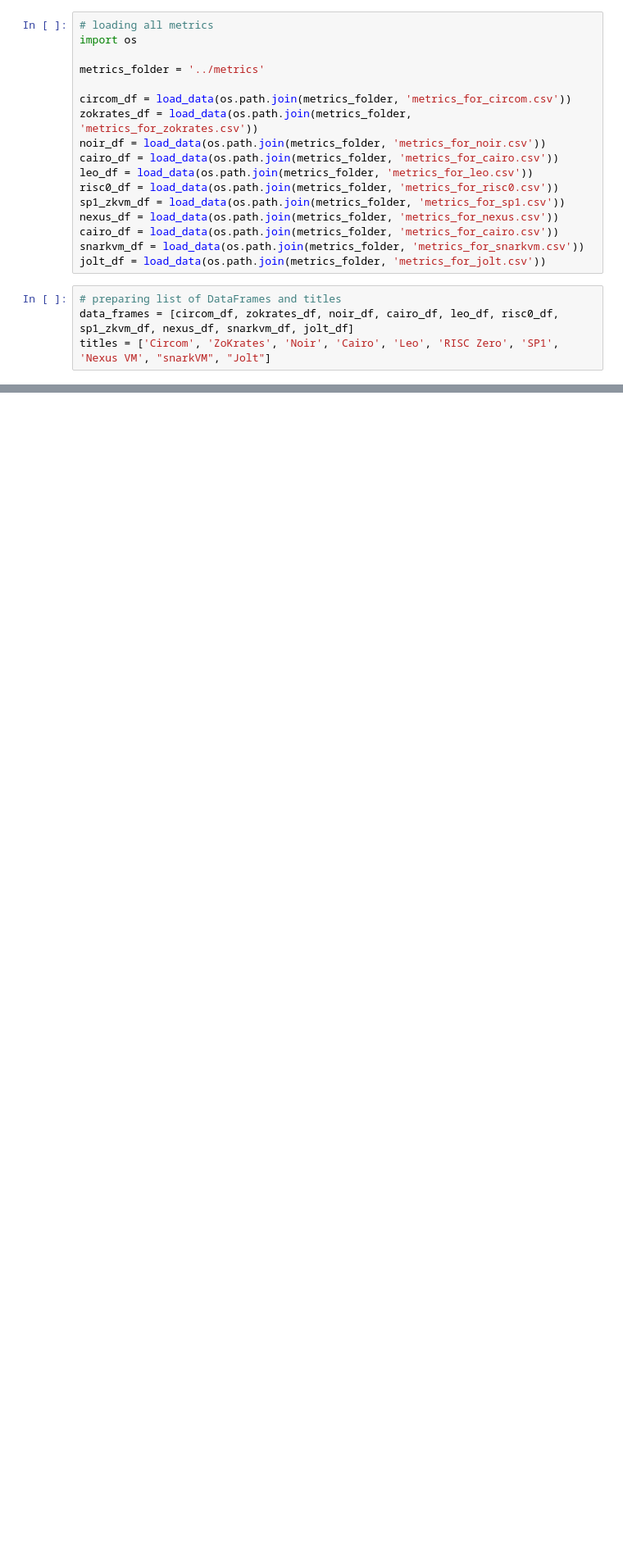
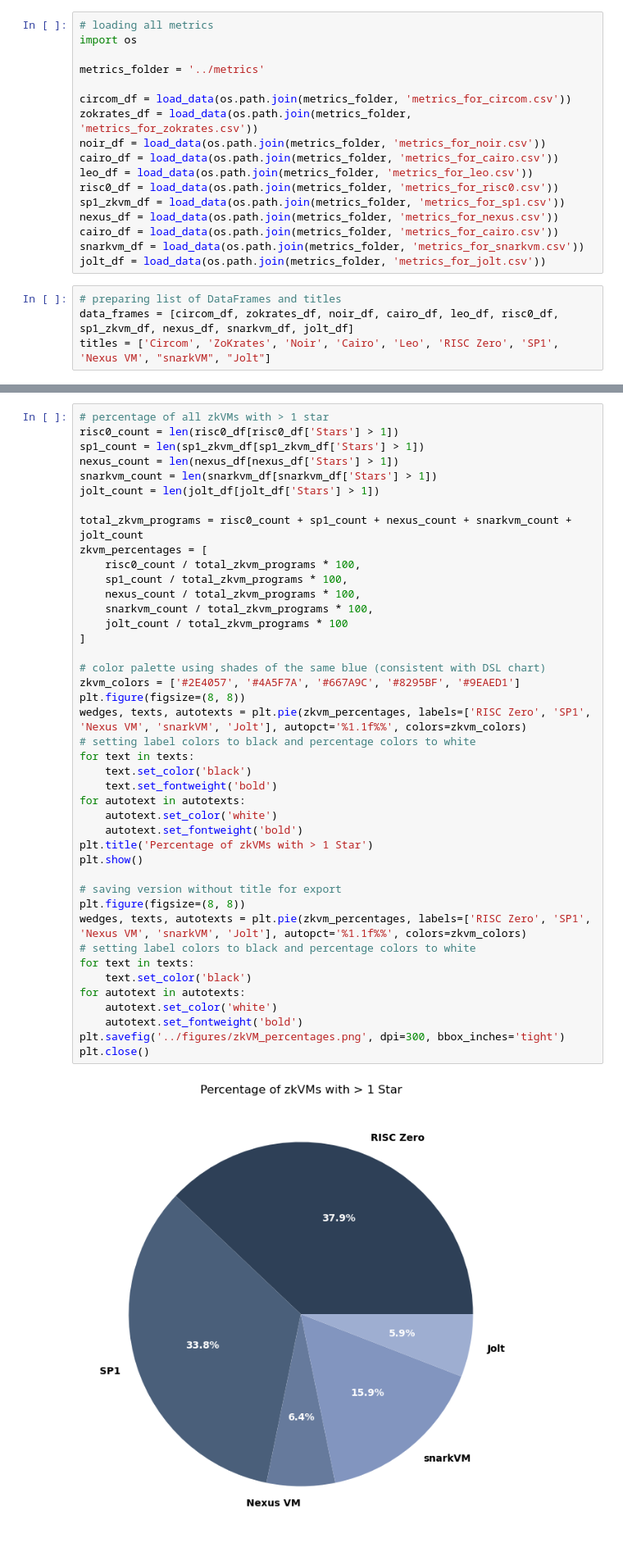
Before and after one commit to ArmanKolozyan/ZKP-Languages, a Jupyter notebook: src/data_analyzer.ipynb, the cells around one changed output, grey strips where cells are left out. Shown at 82% size. Drawn from its saved outputs; the diff is of its cells as text; blank space fills up the shorter version.

Commit message:
added pie chart of zkVMs

```diff
--- a/src/data_analyzer.ipynb
+++ b/src/data_analyzer.ipynb
@@ -246,3 +246,47 @@ plt.close()
+# %%
+# percentage of all zkVMs with > 1 star
+risc0_count = len(risc0_df[risc0_df['Stars'] > 1])
+sp1_count = len(sp1_zkvm_df[sp1_zkvm_df['Stars'] > 1])
+nexus_count = len(nexus_df[nexus_df['Stars'] > 1])
+snarkvm_count = len(snarkvm_df[snarkvm_df['Stars'] > 1])
+jolt_count = len(jolt_df[jolt_df['Stars'] > 1])
+
+total_zkvm_programs = risc0_count + sp1_count + nexus_count + snarkvm_count + jolt_count
+zkvm_percentages = [
+    risc0_count / total_zkvm_programs * 100,
+    sp1_count / total_zkvm_programs * 100,
+    nexus_count / total_zkvm_programs * 100,
+    snarkvm_count / total_zkvm_programs * 100,
+    jolt_count / total_zkvm_programs * 100
+]
+
+# color palette using shades of the same blue (consistent with DSL chart)
+zkvm_colors = ['#2E4057', '#4A5F7A', '#667A9C', '#8295BF', '#9EAED1']
+plt.figure(figsize=(8, 8))
+wedges, texts, autotexts = plt.pie(zkvm_percentages, labels=['RISC Zero', 'SP1', 'Nexus VM', 'snarkVM', 'Jolt'], autopct='%1.1f%%', colors=zkvm_colors)
+# setting label colors to black and percentage colors to white
+for text in texts:
+    text.set_color('black')
+    text.set_fontweight('bold')
+for autotext in autotexts:
+    autotext.set_color('white')
+    autotext.set_fontweight('bold')
+plt.title('Percentage of zkVMs with > 1 Star')
+plt.show()
+
+# saving version without title for export
+plt.figure(figsize=(8, 8))
+wedges, texts, autotexts = plt.pie(zkvm_percentages, labels=['RISC Zero', 'SP1', 'Nexus VM', 'snarkVM', 'Jolt'], autopct='%1.1f%%', colors=zkvm_colors)
+# setting label colors to black and percentage colors to white
+for text in texts:
+    text.set_color('black')
+for autotext in autotexts:
+    autotext.set_color('white')
+    autotext.set_fontweight('bold')
+plt.savefig('../figures/zkVM_percentages.png', dpi=300, bbox_inches='tight')
+plt.close()
+# %% [output]
+[figure, added]
 # %%
 # total number of repositories with > 1 star: Circom vs zkVMs
 zkvm_count = (len(risc0_df[risc0_df['Stars'] > 1]) +
```
Also changed, not shown: parts of 6 cells of this notebook, 1 other file.
